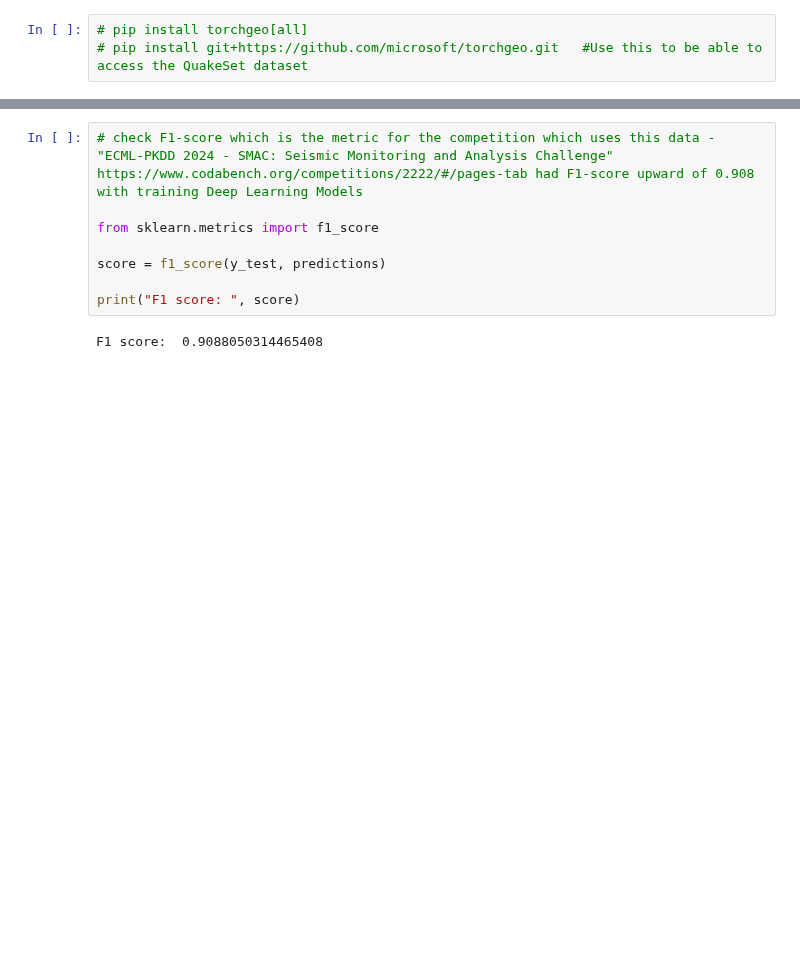
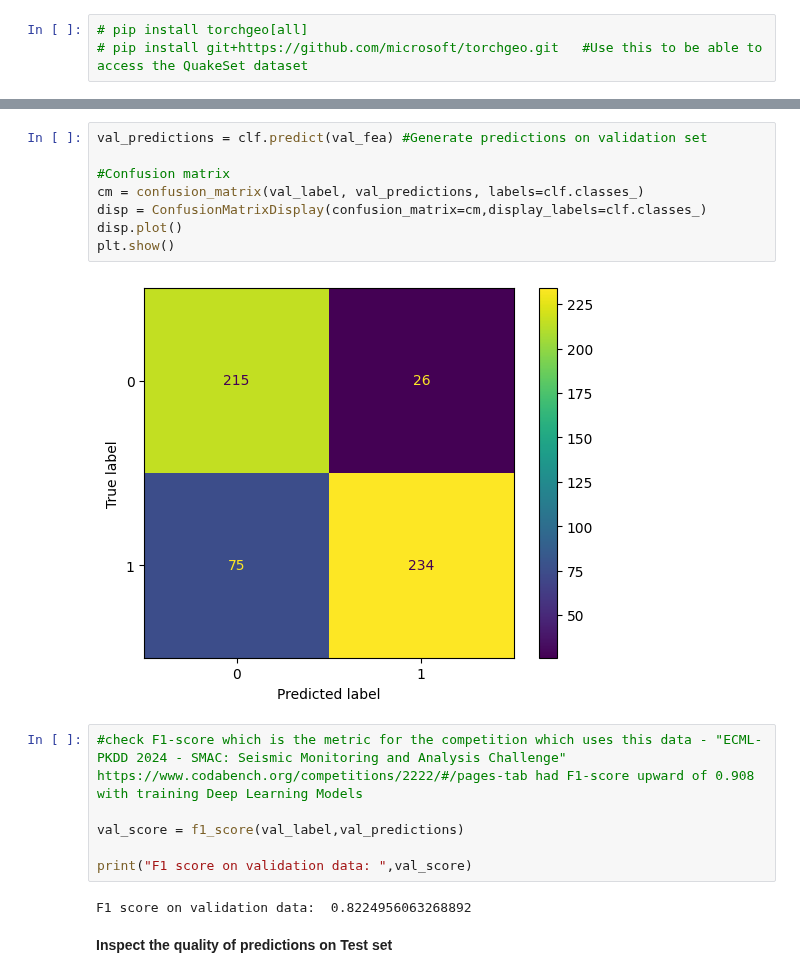
Before and after one commit to Clay-foundation/model, a Jupyter notebook: docs/tutorials/Earthquake-preds-Clay.ipynb, the cells around one changed output, grey strips where cells are left out. Cells and saved outputs as stored; diff of their text form; blank space fills up the shorter version.

```diff
--- a/docs/tutorials/Earthquake-preds-Clay.ipynb
+++ b/docs/tutorials/Earthquake-preds-Clay.ipynb
@@ -189,10 +274,20 @@ plt.show()
+# %%
+val_predictions = clf.predict(val_fea) #Generate predictions on validation set
+
+#Confusion matrix
+cm = confusion_matrix(val_label, val_predictions, labels=clf.classes_)
+disp = ConfusionMatrixDisplay(confusion_matrix=cm,display_labels=clf.classes_)
+disp.plot()
+plt.show()
+# %% [output]
+[figure, added]
 # %%
-# check F1-score which is the metric for the competition which uses this data - "ECML-PKDD 2024 - SMAC: Seismic Monitoring and Analysis Challenge" https://www.codabench.org/competitions/2222/#/pages-tab had F1-score upward of 0.908 with training Deep Learning Models
+#check F1-score which is the metric for the competition which uses this data - "ECML-PKDD 2024 - SMAC: Seismic Monitoring and Analysis Challenge" https://www.codabench.org/competitions/2222/#/pages-tab had F1-score upward of 0.908 with training Deep Learning Models
 
-from sklearn.metrics import f1_score
+val_score = f1_score(val_label,val_predictions)
 
-score = f1_score(y_test, predictions)
-
-print("F1 score: ", score)
+print("F1 score on validation data: ",val_score)
 # %% [output]
-F1 score:  0.9088050314465408
+F1 score on validation data:  0.8224956063268892
+# %% [markdown]
+**Inspect the quality of predictions on Test set**
```
Also changed, not shown: parts of 30 cells of this notebook.
